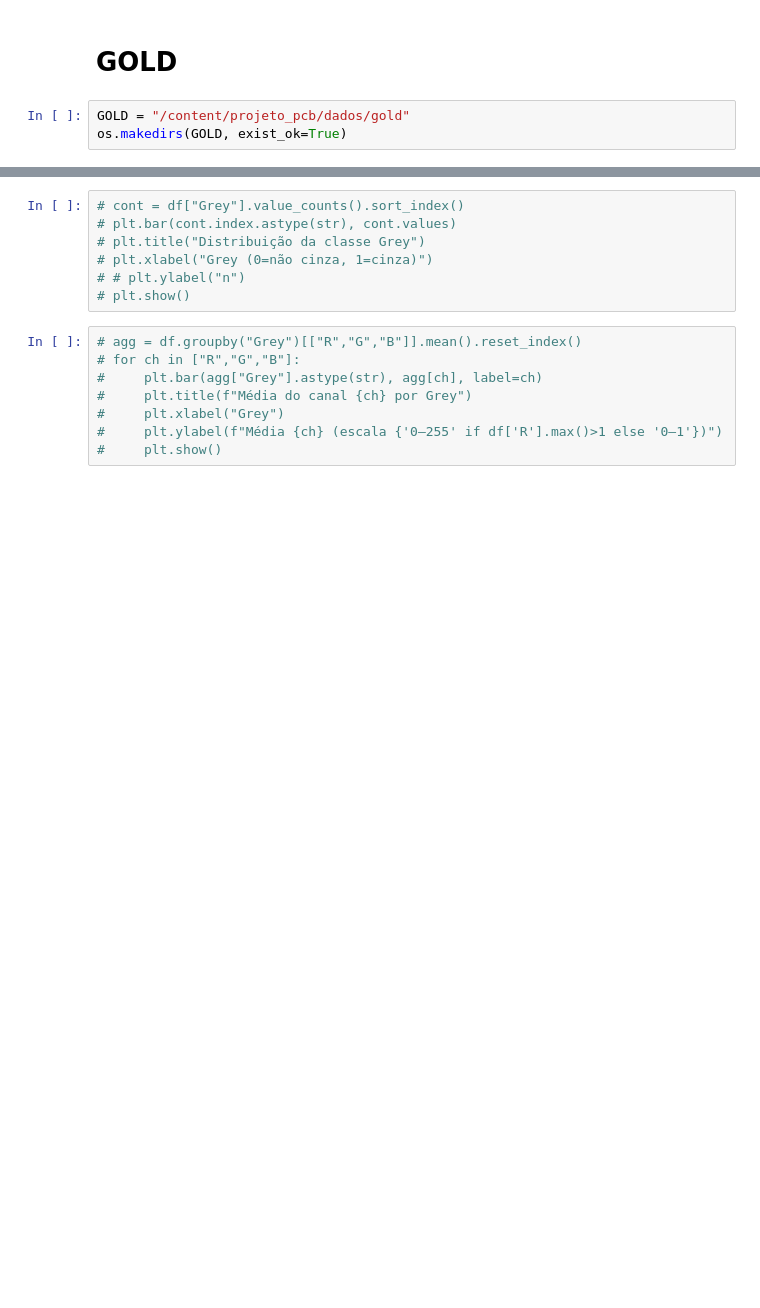
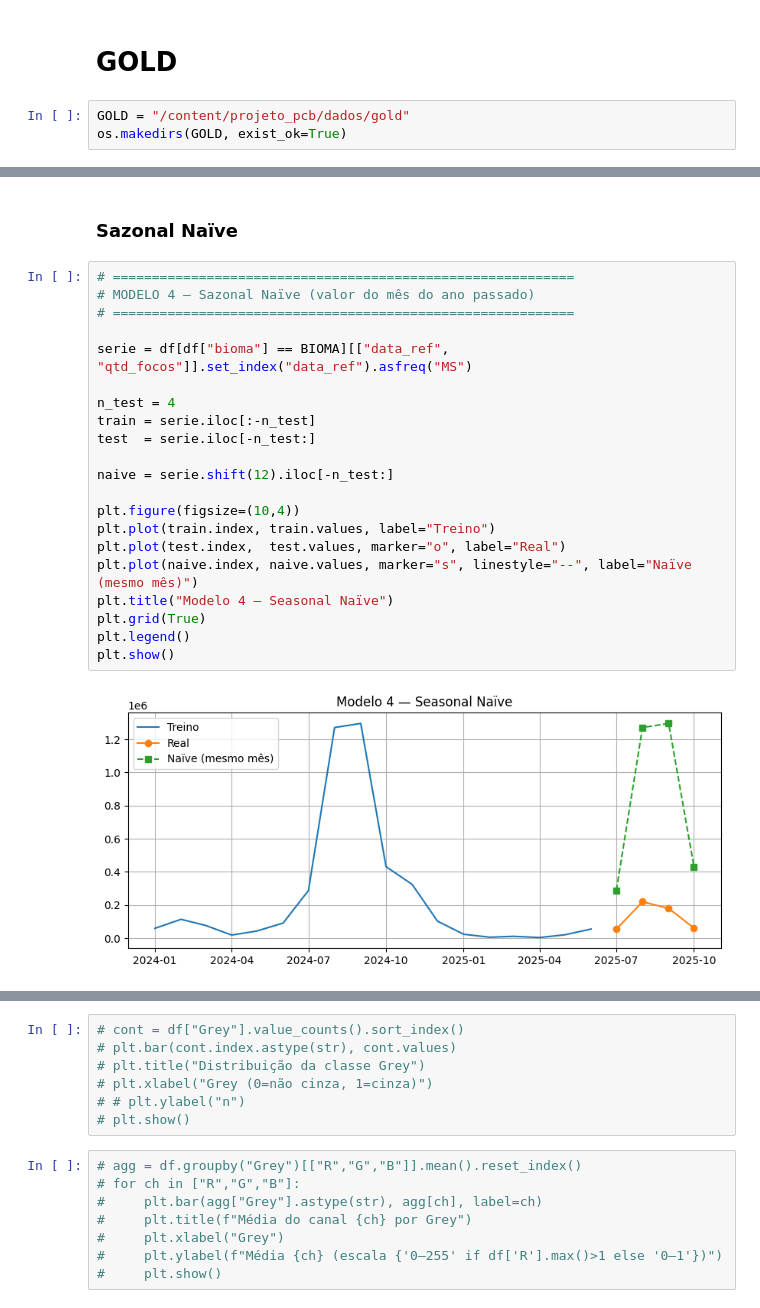
Before and after one commit to Rob-A-B/wildfire-hotspots, a Jupyter notebook: src/queimadas.ipynb, the cells around one changed output, grey strips where cells are left out. Drawn from its saved outputs; the diff is of its cells as text; blank space fills up the shorter version.

```diff
--- a/src/queimadas.ipynb
+++ b/src/queimadas.ipynb
@@ -487,0 +834,25 @@ TOP estados no mês mais recente (2025-10):
+# %% [markdown]
+### Sazonal Naïve
+# %%
+# ===========================================================
+# MODELO 4 — Sazonal Naïve (valor do mês do ano passado)
+# ===========================================================
+
+serie = df[df["bioma"] == BIOMA][["data_ref", "qtd_focos"]].set_index("data_ref").asfreq("MS")
+
+n_test = 4
+train = serie.iloc[:-n_test]
+test  = serie.iloc[-n_test:]
+
+naive = serie.shift(12).iloc[-n_test:]
+
+plt.figure(figsize=(10,4))
+plt.plot(train.index, train.values, label="Treino")
+plt.plot(test.index,  test.values, marker="o", label="Real")
+plt.plot(naive.index, naive.values, marker="s", linestyle="--", label="Naïve (mesmo mês)")
+plt.title("Modelo 4 — Seasonal Naïve")
+plt.grid(True)
+plt.legend()
+plt.show()
+# %% [output]
+[figure, added]
```
Also changed, not shown: parts of 21 cells of this notebook.
